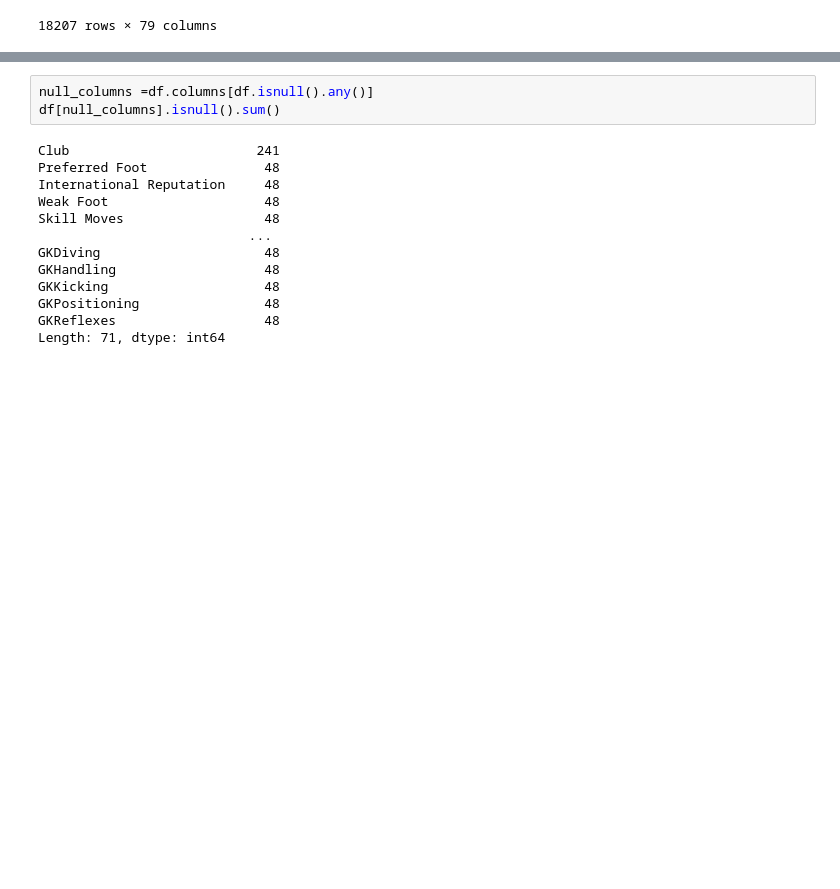
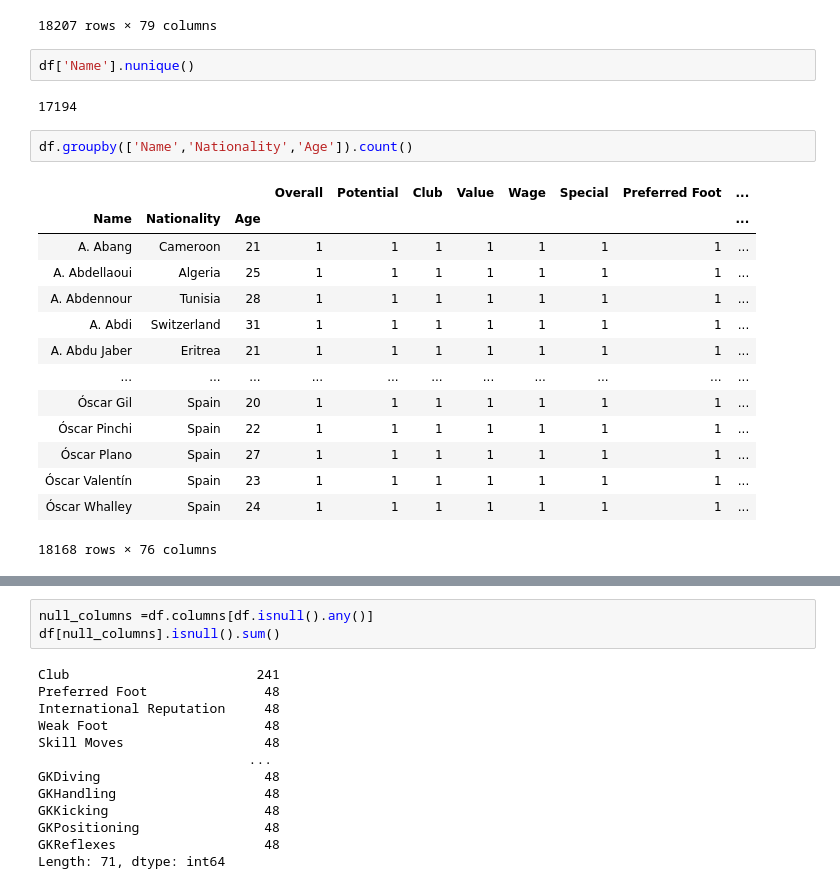
Before and after one commit to VishalKotian/QXI_DataScience_Vishal, a Jupyter notebook: Unit2_Supervised Learning/Regression/Multiple Linear Regression.ipynb, the cells around one changed output, grey strips where cells are left out. Drawn from its saved outputs; the diff is of its cells as text; blank space fills up the shorter version.

```diff
--- a/Unit2_Regression/Multiple Linear Regression.ipynb
+++ b/Unit2_Supervised Learning/Regression/Multiple Linear Regression.ipynb
@@ -44,6 +56,27 @@ df
 | 18205 | D. Walker-Rice | 17 | England | 47 | 66 | Tranmere Rovers | €60K | €1K | 1228 | Right | ... |
 | 18206 | G. Nugent | 16 | England | 46 | 66 | Tranmere Rovers | €60K | €1K | 1321 | Right | ... |
 18207 rows × 79 columns
+# %%
+df['Name'].nunique()
+# %% [output]
+17194
+# %%
+df.groupby(['Name','Nationality','Age']).count()
+# %% [output]
+|  |  |  | Overall | Potential | Club | Value | Wage | Special | Preferred Foot | ... |
+| Name | Nationality | Age |  |  |  |  |  |  |  | ... |
+| A. Abang | Cameroon | 21 | 1 | 1 | 1 | 1 | 1 | 1 | 1 | ... |
+| A. Abdellaoui | Algeria | 25 | 1 | 1 | 1 | 1 | 1 | 1 | 1 | ... |
+| A. Abdennour | Tunisia | 28 | 1 | 1 | 1 | 1 | 1 | 1 | 1 | ... |
+| A. Abdi | Switzerland | 31 | 1 | 1 | 1 | 1 | 1 | 1 | 1 | ... |
+| A. Abdu Jaber | Eritrea | 21 | 1 | 1 | 1 | 1 | 1 | 1 | 1 | ... |
+| ... | ... | ... | ... | ... | ... | ... | ... | ... | ... | ... |
+| Óscar Gil | Spain | 20 | 1 | 1 | 1 | 1 | 1 | 1 | 1 | ... |
+| Óscar Pinchi | Spain | 22 | 1 | 1 | 1 | 1 | 1 | 1 | 1 | ... |
+| Óscar Plano | Spain | 27 | 1 | 1 | 1 | 1 | 1 | 1 | 1 | ... |
+| Óscar Valentín | Spain | 23 | 1 | 1 | 1 | 1 | 1 | 1 | 1 | ... |
+| Óscar Whalley | Spain | 24 | 1 | 1 | 1 | 1 | 1 | 1 | 1 | ... |
+18168 rows × 76 columns
 # %%
 df.info()
 # %% [output]
```
Also changed, not shown: parts of 8 cells of this notebook, 9 other files.
